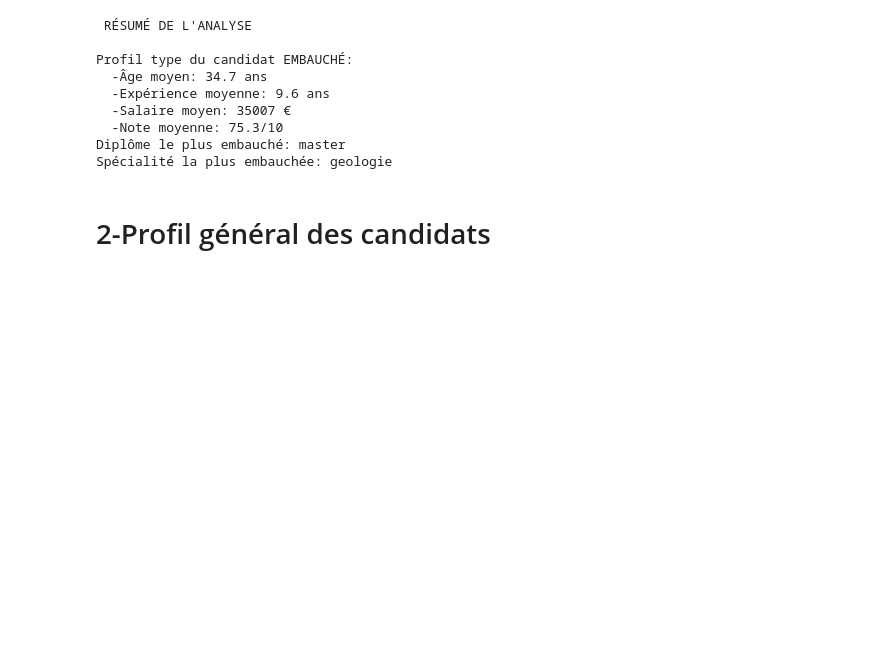
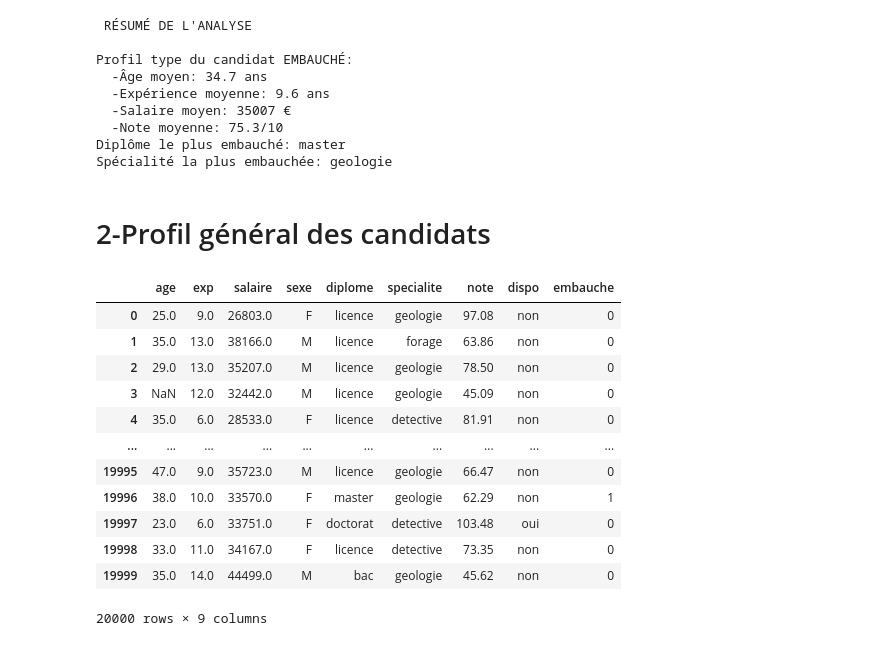
Before and after one commit to sana582/Ace-DS-Interviews---Case-Study, a Jupyter notebook: analyse.ipynb, the cells around one changed output. Saved outputs shown, nothing was run; the diff lists cells and outputs as text; code cells hidden in the pictures; blank space fills up the shorter version.

```diff
--- a/analyse.ipynb
+++ b/analyse.ipynb
@@ -276,3 +268,26 @@ Diplôme le plus embauché: master
 Spécialité la plus embauchée: geologie
 # %% [markdown]
 # 2-Profil général des candidats
+# %%
+import numpy as np
+import pandas as pd
+import matplotlib.pyplot as plt
+import seaborn as sns
+
+df2 = pd.read_csv('./data/candidats.csv')
+df2 = df2.drop(['Unnamed: 0','date','cheveux'], axis = 1)
+df2
+# %% [output]
+|  | age | exp | salaire | sexe | diplome | specialite | note | dispo | embauche |
+| 0 | 25.0 | 9.0 | 26803.0 | F | licence | geologie | 97.08 | non | 0 |
+| 1 | 35.0 | 13.0 | 38166.0 | M | licence | forage | 63.86 | non | 0 |
+| 2 | 29.0 | 13.0 | 35207.0 | M | licence | geologie | 78.50 | non | 0 |
+| 3 | NaN | 12.0 | 32442.0 | M | licence | geologie | 45.09 | non | 0 |
+| 4 | 35.0 | 6.0 | 28533.0 | F | licence | detective | 81.91 | non | 0 |
+| ... | ... | ... | ... | ... | ... | ... | ... | ... | ... |
+| 19995 | 47.0 | 9.0 | 35723.0 | M | licence | geologie | 66.47 | non | 0 |
+| 19996 | 38.0 | 10.0 | 33570.0 | F | master | geologie | 62.29 | non | 1 |
+| 19997 | 23.0 | 6.0 | 33751.0 | F | doctorat | detective | 103.48 | oui | 0 |
+| 19998 | 33.0 | 11.0 | 34167.0 | F | licence | detective | 73.35 | non | 0 |
+| 19999 | 35.0 | 14.0 | 44499.0 | M | bac | geologie | 45.62 | non | 0 |
+20000 rows × 9 columns
```
Also changed, not shown: parts of 9 cells of this notebook.
